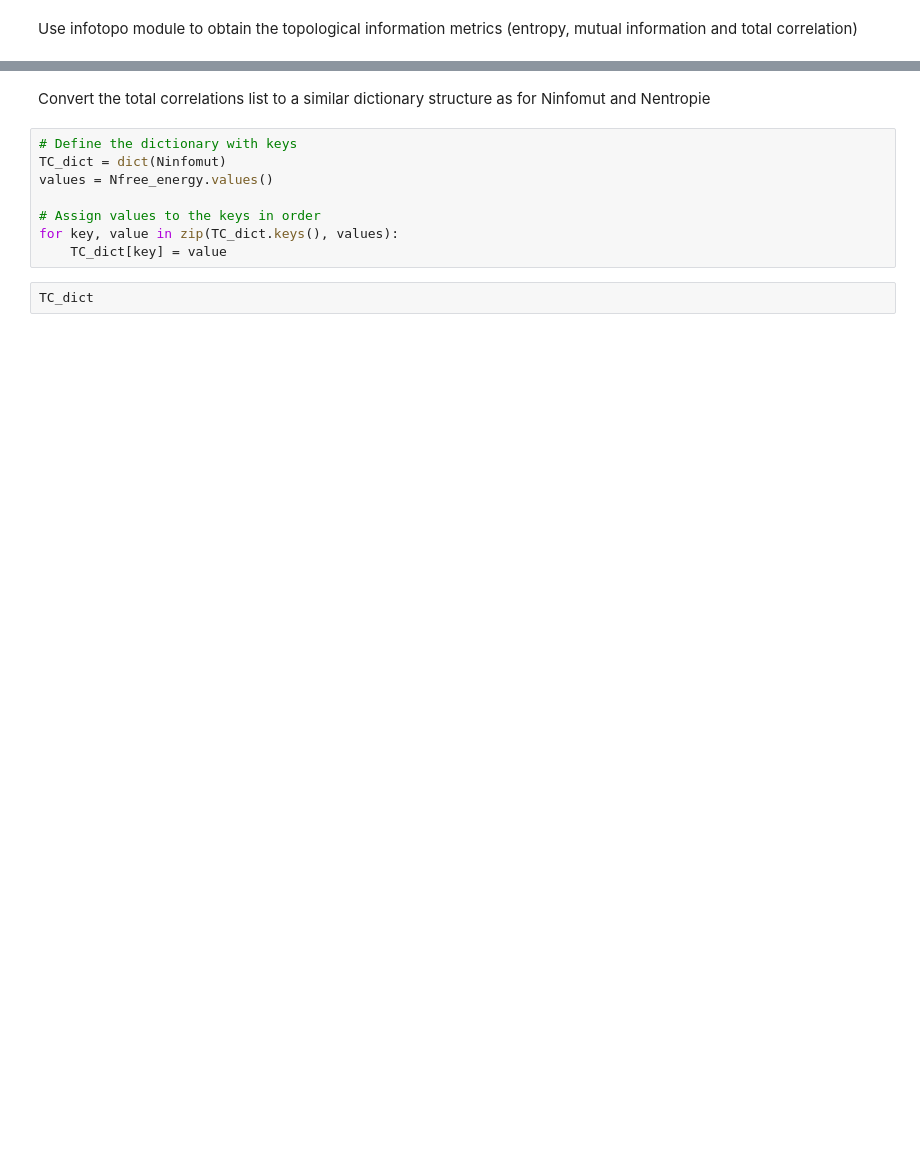
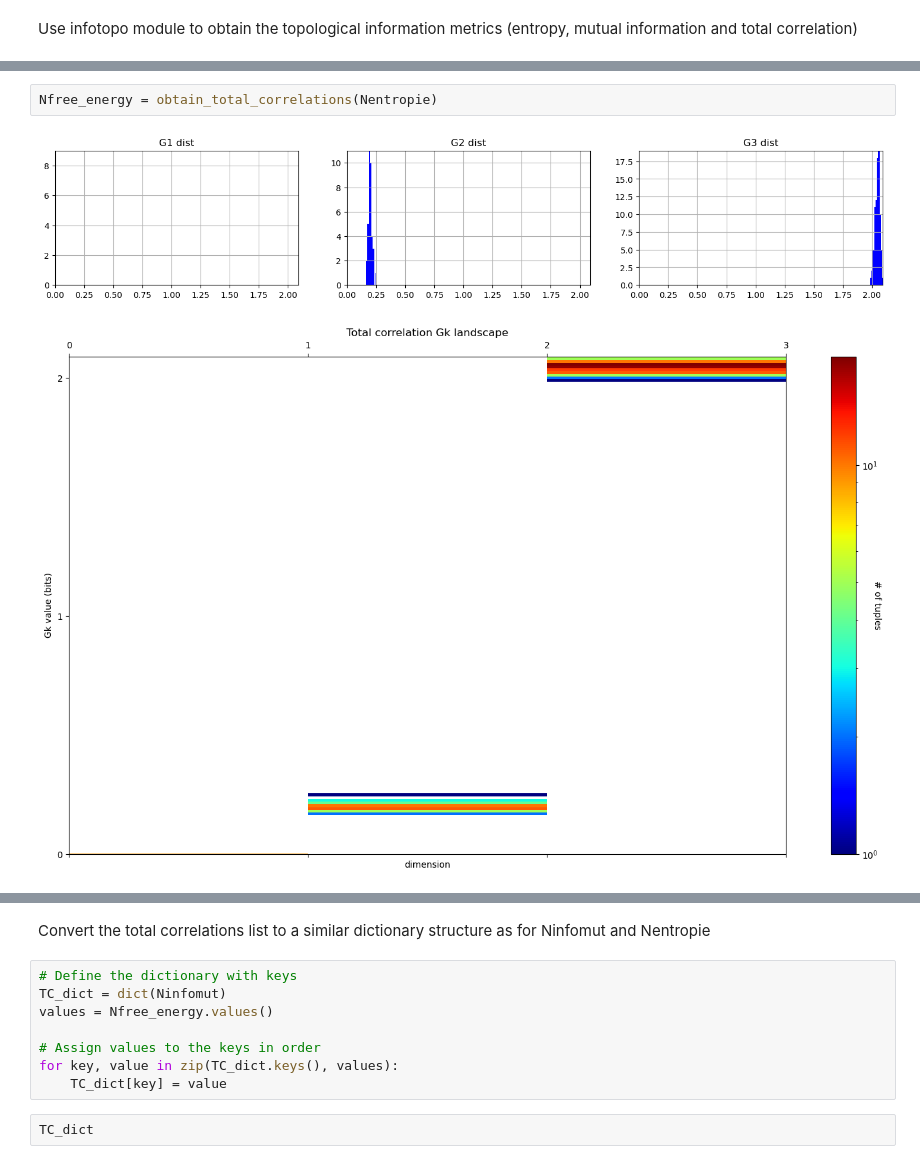
Before and after one commit to cyrilrommens/PhD_1, a Jupyter notebook: Infotopo_metrics.ipynb, the cells around one changed output, grey strips where cells are left out. Drawn from its saved outputs; the diff is of its cells as text; blank space fills up the shorter version.

```diff
--- a/Infotopo_metrics.ipynb
+++ b/Infotopo_metrics.ipynb
@@ -143,3 +152,8 @@ Ninfomut
+# %%
+Nfree_energy = obtain_total_correlations(Nentropie)
+# %% [output]
+[figure, added]
+[figure, added]
 # %%
 average_free_energy = sum(Nfree_energy.values())/len(Nfree_energy.values())
 print(average_free_energy)
```
Also changed, not shown: parts of 20 cells of this notebook, 15 other files.
